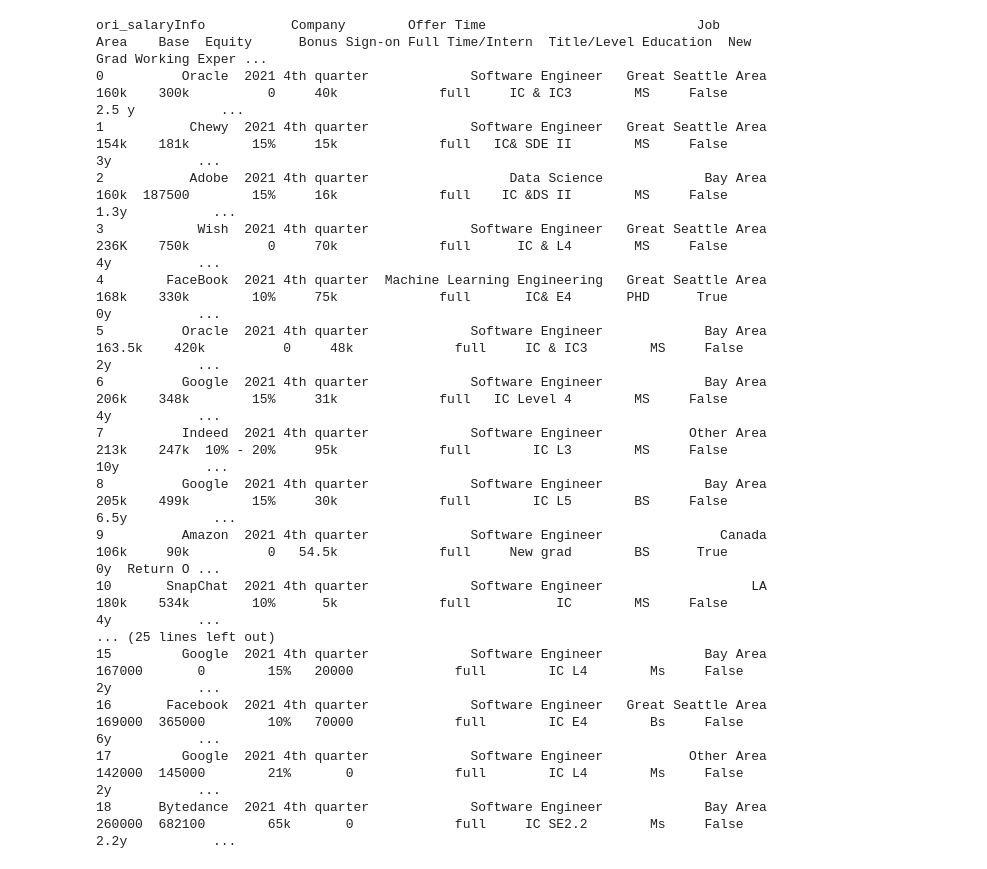
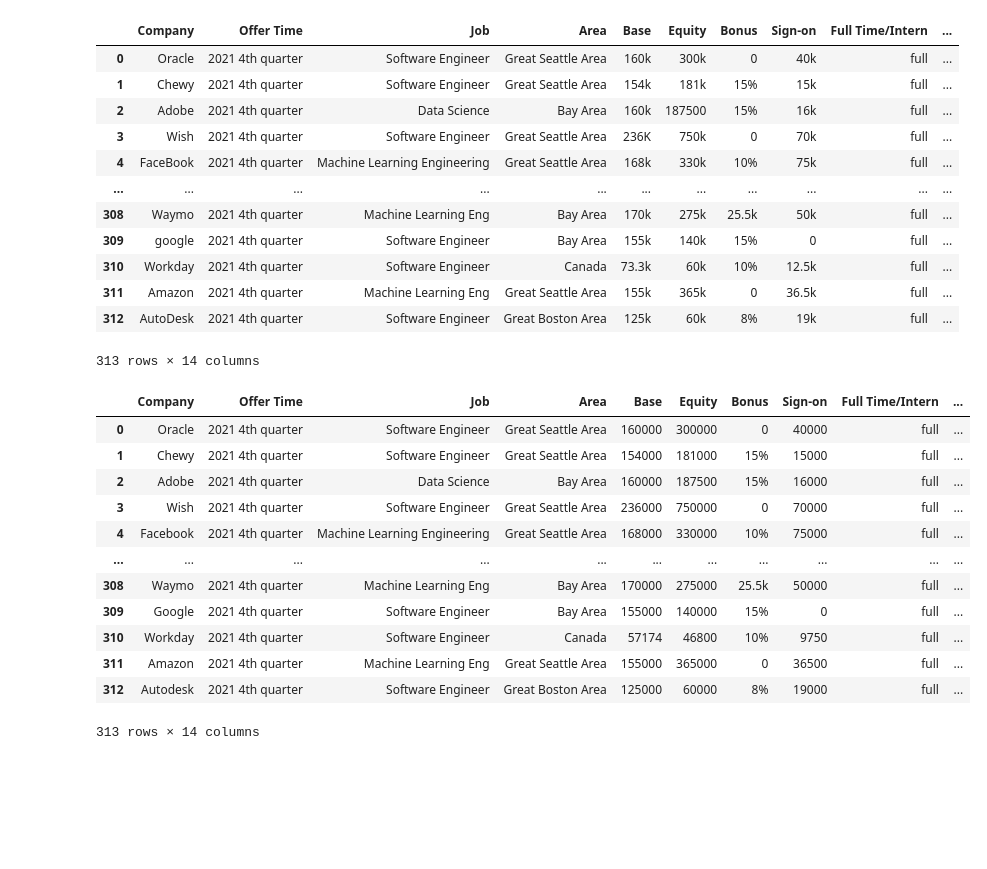
Before and after one commit to dorothyjx/damg-6105-Final-Project, a Jupyter notebook: project_final.ipynb, the cells around one changed output. Saved outputs shown, nothing was run; the diff lists cells and outputs as text; code cells hidden in the pictures; blank space fills up the shorter version.

```diff
--- a/project_final.ipynb
+++ b/project_final.ipynb
@@ -39,48 +45,63 @@ def standardizeString(val):
 def convertCadToUsd(cadVal):
     usdVal = int(cadVal * 0.78)
     return usdVal
+# %%
+# read csv file
+csv_data_path = "./salary_infomation.csv"
+salary = pd.read_csv(csv_data_path)
+
+salary
+# %% [output]
+|  | Company | Offer Time | Job | Area | Base | Equity | Bonus | Sign-on | Full Time/Intern | ... |
+| 0 | Oracle | 2021 4th quarter | Software Engineer | Great Seattle Area | 160k | 300k | 0 | 40k | full | ... |
+| 1 | Chewy | 2021 4th quarter | Software Engineer | Great Seattle Area | 154k | 181k | 15% | 15k | full | ... |
+| 2 | Adobe | 2021 4th quarter | Data Science | Bay Area | 160k | 187500 | 15% | 16k | full | ... |
+| 3 | Wish | 2021 4th quarter | Software Engineer | Great Seattle Area | 236K | 750k | 0 | 70k | full | ... |
+| 4 | FaceBook | 2021 4th quarter | Machine Learning Engineering | Great Seattle Area | 168k | 330k | 10% | 75k | full | ... |
+| ... | ... | ... | ... | ... | ... | ... | ... | ... | ... | ... |
+| 308 | Waymo | 2021 4th quarter | Machine Learning Eng | Bay Area | 170k | 275k | 25.5k | 50k | full | ... |
+| 309 | google | 2021 4th quarter | Software Engineer | Bay Area | 155k | 140k | 15% | 0 | full | ... |
+| 310 | Workday | 2021 4th quarter | Software Engineer | Canada | 73.3k | 60k | 10% | 12.5k | full | ... |
+| 311 | Amazon | 2021 4th quarter | Machine Learning Eng | Great Seattle Area | 155k | 365k | 0 | 36.5k | full | ... |
+| 312 | AutoDesk | 2021 4th quarter | Software Engineer | Great Boston Area | 125k | 60k | 8% | 19k | full | ... |
+313 rows × 14 columns
 # %%
-salaryInfo = pd.read_csv(
-    './salary_infomation.csv', encoding="ISO-8859-1").head(19)
-print("ori_salaryInfo", salaryInfo.to_string())
+# Data Cleaning 1
+
+salaryInfo = salary
 
 for index, row in salaryInfo.iterrows():
     #print(row)
     salaryInfo.at[index, 'Company'] = standardizeString(row['Company'])
-    # row['Campany'] = standardizeString(row['Campany'])
     salaryInfo.at[index, 'Job'] = standardizeString(row['Job'])
     salaryInfo.at[index, 'Area'] = standardizeString(row['Area'])
-    salaryInfo.at[index, 'Education'] = standardizeString(row['Education'])
+    salaryInfo.at[index, 'Education'] = capitalString(row['Education'])
 
     baseVal = convertToNumber(row['Base'])
     equityVal = convertToNumber(row['Equity'])
     signOnVal = convertToNumber(row['Sign-on'])
 
     if row["Area"] == "Canada":
         baseVal = convertCadToUsd(baseVal)
         equityVal = convertCadToUsd(equityVal)
         signOnVal = convertCadToUsd(signOnVal)
 
     salaryInfo.at[index, 'Base'] = baseVal
     salaryInfo.at[index, 'Equity'] = equityVal
     salaryInfo.at[index, 'Sign-on'] = signOnVal
 
-print("\nconverted_salaryInfo", salaryInfo.to_string())
+salaryInfo
 # %% [output]
+|  | Company | Offer Time | Job | Area | Base | Equity | Bonus | Sign-on | Full Time/Intern | ... |
+| 0 | Oracle | 2021 4th quarter | Software Engineer | Great Seattle Area | 160000 | 300000 | 0 | 40000 | full | ... |
+| 1 | Chewy | 2021 4th quarter | Software Engineer | Great Seattle Area | 154000 | 181000 | 15% | 15000 | full | ... |
+| 2 | Adobe | 2021 4th quarter | Data Science | Bay Area | 160000 | 187500 | 15% | 16000 | full | ... |
+| 3 | Wish | 2021 4th quarter | Software Engineer | Great Seattle Area | 236000 | 750000 | 0 | 70000 | full | ... |
+| 4 | Facebook | 2021 4th quarter | Machine Learning Engineering | Great Seattle Area | 168000 | 330000 | 10% | 75000 | full | ... |
+| ... | ... | ... | ... | ... | ... | ... | ... | ... | ... | ... |
+| 308 | Waymo | 2021 4th quarter | Machine Learning Eng | Bay Area | 170000 | 275000 | 25.5k | 50000 | full | ... |
+| 309 | Google | 2021 4th quarter | Software Engineer | Bay Area | 155000 | 140000 | 15% | 0 | full | ... |
+| 310 | Workday | 2021 4th quarter | Software Engineer | Canada | 57174 | 46800 | 10% | 9750 | full | ... |
+| 311 | Amazon | 2021 4th quarter | Machine Learning Eng | Great Seattle Area | 155000 | 365000 | 0 | 36500 | full | ... |
+| 312 | Autodesk | 2021 4th quarter | Software Engineer | Great Boston Area | 125000 | 60000 | 8% | 19000 | full | ... |
-ori_salaryInfo           Company        Offer Time                           Job                 Area    Base  Equity      Bonus Sign-on Full Time/Intern  Title/Level Education  New Grad Working Exper ...
-0          Oracle  2021 4th quarter             Software Engineer   Great Seattle Area    160k    300k          0     40k             full     IC & IC3        MS     False              2.5 y           ...
-1           Chewy  2021 4th quarter             Software Engineer   Great Seattle Area    154k    181k        15%     15k             full   IC& SDE II        MS     False                 3y           ...
-2           Adobe  2021 4th quarter                  Data Science             Bay Area    160k  187500        15%     16k             full    IC &DS II        MS     False               1.3y           ...
-3            Wish  2021 4th quarter             Software Engineer   Great Seattle Area    236K    750k          0     70k             full      IC & L4        MS     False                 4y           ...
-4        FaceBook  2021 4th quarter  Machine Learning Engineering   Great Seattle Area    168k    330k        10%     75k             full       IC& E4       PHD      True                 0y           ...
-5          Oracle  2021 4th quarter             Software Engineer             Bay Area  163.5k    420k          0     48k             full     IC & IC3        MS     False                 2y           ...
-6          Google  2021 4th quarter             Software Engineer             Bay Area    206k    348k        15%     31k             full   IC Level 4        MS     False                 4y           ...
-7          Indeed  2021 4th quarter             Software Engineer           Other Area    213k    247k  10% - 20%     95k             full        IC L3        MS     False                10y           ...
-8          Google  2021 4th quarter             Software Engineer             Bay Area    205k    499k        15%     30k             full        IC L5        BS     False               6.5y           ...
-9          Amazon  2021 4th quarter             Software Engineer               Canada    106k     90k          0   54.5k             full     New grad        BS      True                 0y  Return O ...
-10       SnapChat  2021 4th quarter             Software Engineer                   LA    180k    534k        10%      5k             full           IC        MS     False                 4y           ...
-... (25 lines left out)
-15         Google  2021 4th quarter             Software Engineer             Bay Area  167000       0        15%   20000             full        IC L4        Ms     False                 2y           ...
-16       Facebook  2021 4th quarter             Software Engineer   Great Seattle Area  169000  365000        10%   70000             full        IC E4        Bs     False                 6y           ...
-17         Google  2021 4th quarter             Software Engineer           Other Area  142000  145000        21%       0             full        IC L4        Ms     False                 2y           ...
-18      Bytedance  2021 4th quarter             Software Engineer             Bay Area  260000  682100        65k       0             full     IC SE2.2        Ms     False               2.2y           ...
+313 rows × 14 columns
```
Also changed, not shown: parts of 13 cells of this notebook.
